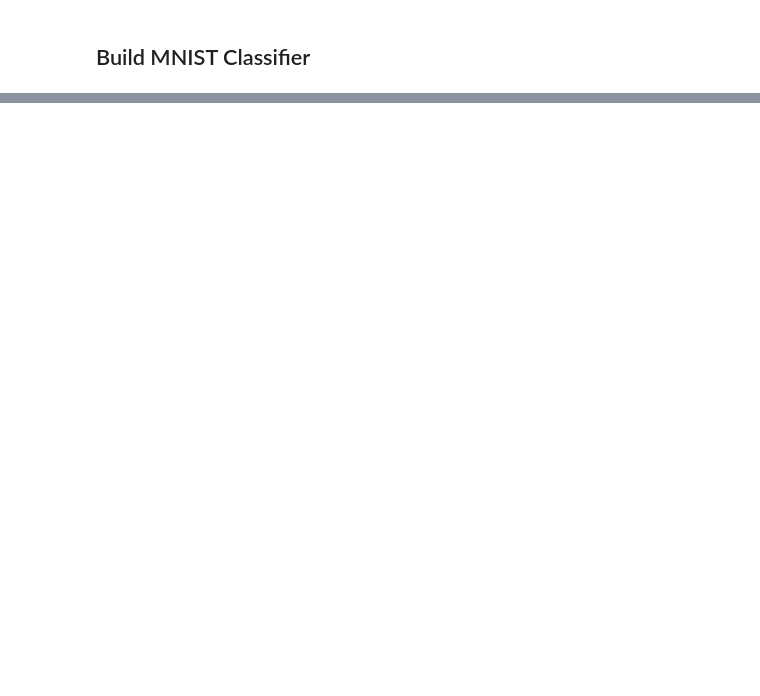
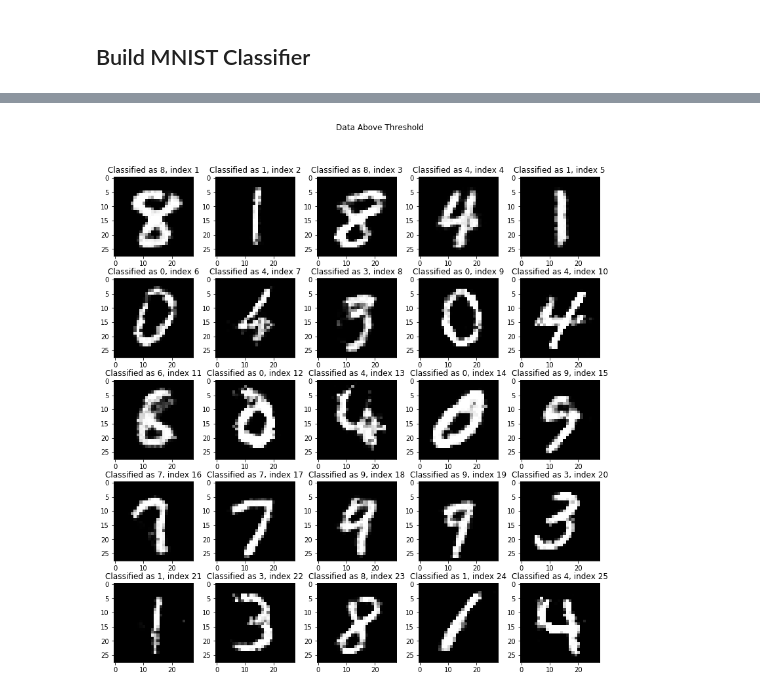
Before and after one commit to chandraseta/gan-on-structured-data, a Jupyter notebook: gan/notebooks/gan-exploration.ipynb, the cells around one changed output, grey strips where cells are left out. Saved outputs shown, nothing was run; the diff lists cells and outputs as text; code cells hidden in the pictures; blank space fills up the shorter version.

```diff
--- a/gan/notebooks/gan-exploration.ipynb
+++ b/gan/notebooks/gan-exploration.ipynb
@@ -453,0 +558,15 @@ Epoch 100/100
+# %%
+figure, ax = plt.subplots(5,5, figsize=(12, 12))
+figure.suptitle('Data Above Threshold')
+figure.tight_layout(pad=0.3, rect=[0,0,0.9,0.9])
+
+index = 0
+for x, y in [(i, j) for i in range(5) for j in range(5)]:
+    index += 1
+    while index in failed_indices:
+        index += 1
+    # Check if the randomized index has been used this time
+    ax[x, y].imshow(gen_imgs[index].reshape((28,28)), cmap='gray')
+    ax[x, y].set_title('Classified as {}, index {}'.format(np.argmax(labels[index]), index))
+# %% [output]
+[figure, added]
```
Also changed, not shown: parts of 8 cells of this notebook, 3 other files.
